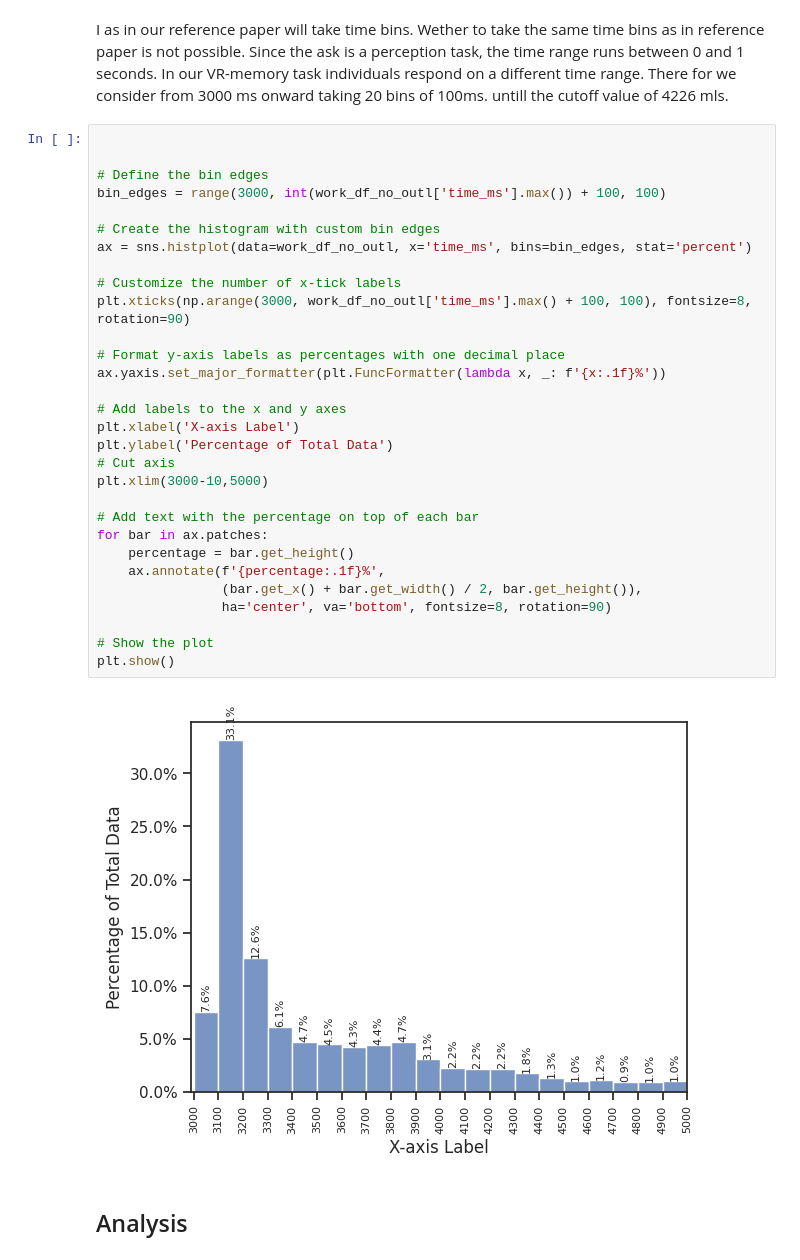
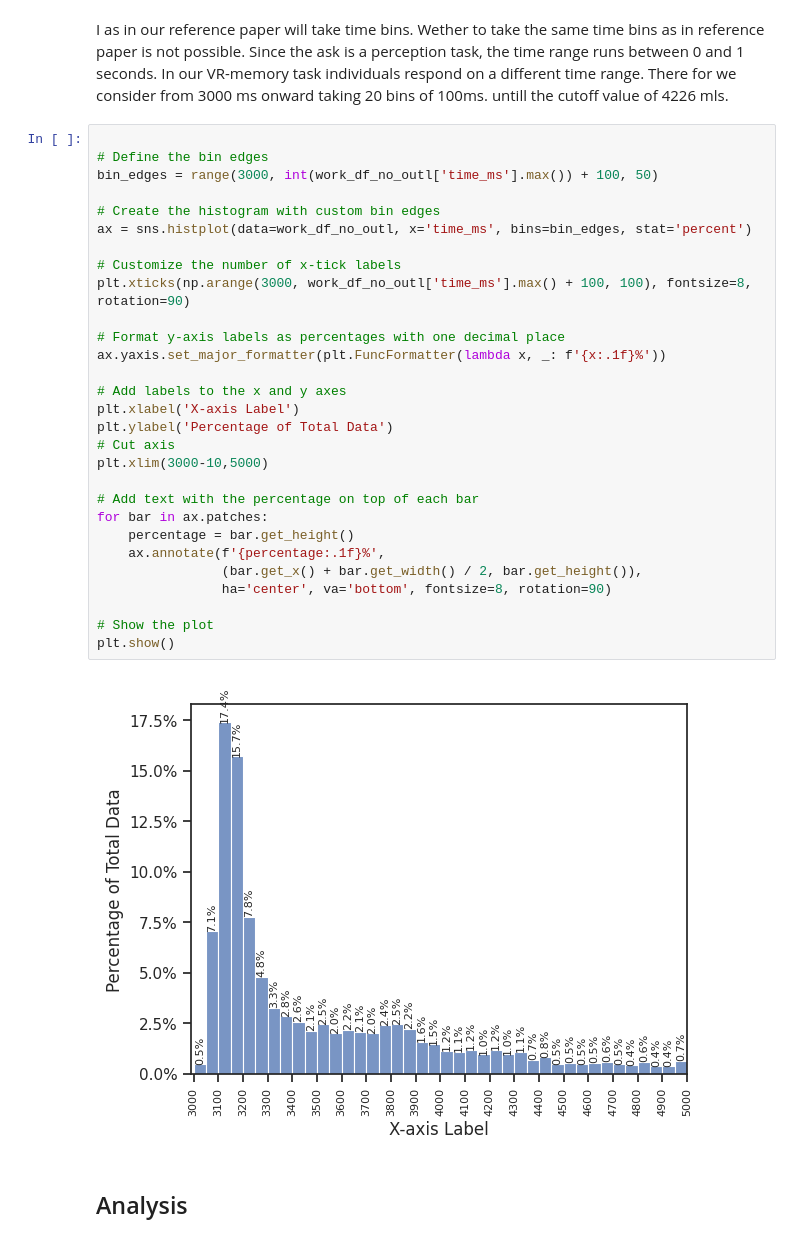
Before and after one commit to BenjaminDupre/m-b_thesis, a Jupyter notebook: Analysis/Analysis..ipynb, the cells around one changed output. Drawn from its saved outputs; the diff is of its cells as text.

```diff
--- a/Analysis/Analysis..ipynb
+++ b/Analysis/Analysis..ipynb
@@ -812,36 +812,35 @@ Incongruent condition was the fastest only for 5 participants (22%)
 I as in our reference paper will take time bins. Wether to take the same time bins as in reference paper is not possible. Since the ask is a perception task, the time range runs between 0 and 1 seconds. In our VR-memory task individuals respond on a different time range. There for we consider from 3000 ms onward taking 20 bins of 100ms. untill the cutoff value of 4226 mls.
 # %%
 
-
 # Define the bin edges
-bin_edges = range(3000, int(work_df_no_outl['time_ms'].max()) + 100, 100)
+bin_edges = range(3000, int(work_df_no_outl['time_ms'].max()) + 100, 50)
 
 # Create the histogram with custom bin edges
 ax = sns.histplot(data=work_df_no_outl, x='time_ms', bins=bin_edges, stat='percent')
 
 # Customize the number of x-tick labels
 plt.xticks(np.arange(3000, work_df_no_outl['time_ms'].max() + 100, 100), fontsize=8, rotation=90)
 
 # Format y-axis labels as percentages with one decimal place
 ax.yaxis.set_major_formatter(plt.FuncFormatter(lambda x, _: f'{x:.1f}%'))
 
 # Add labels to the x and y axes
 plt.xlabel('X-axis Label')
 plt.ylabel('Percentage of Total Data')
 # Cut axis
 plt.xlim(3000-10,5000)
 
 # Add text with the percentage on top of each bar
 for bar in ax.patches:
     percentage = bar.get_height()
     ax.annotate(f'{percentage:.1f}%',
                 (bar.get_x() + bar.get_width() / 2, bar.get_height()),
                 ha='center', va='bottom', fontsize=8, rotation=90)
 
 # Show the plot
 plt.show()
 # %% [output]
-[figure, old version]
+[figure, new version]
 # %% [markdown]
 ## Analysis
 # %% [markdown]
```
Also changed, not shown: parts of 14 cells of this notebook, 6 other files.
